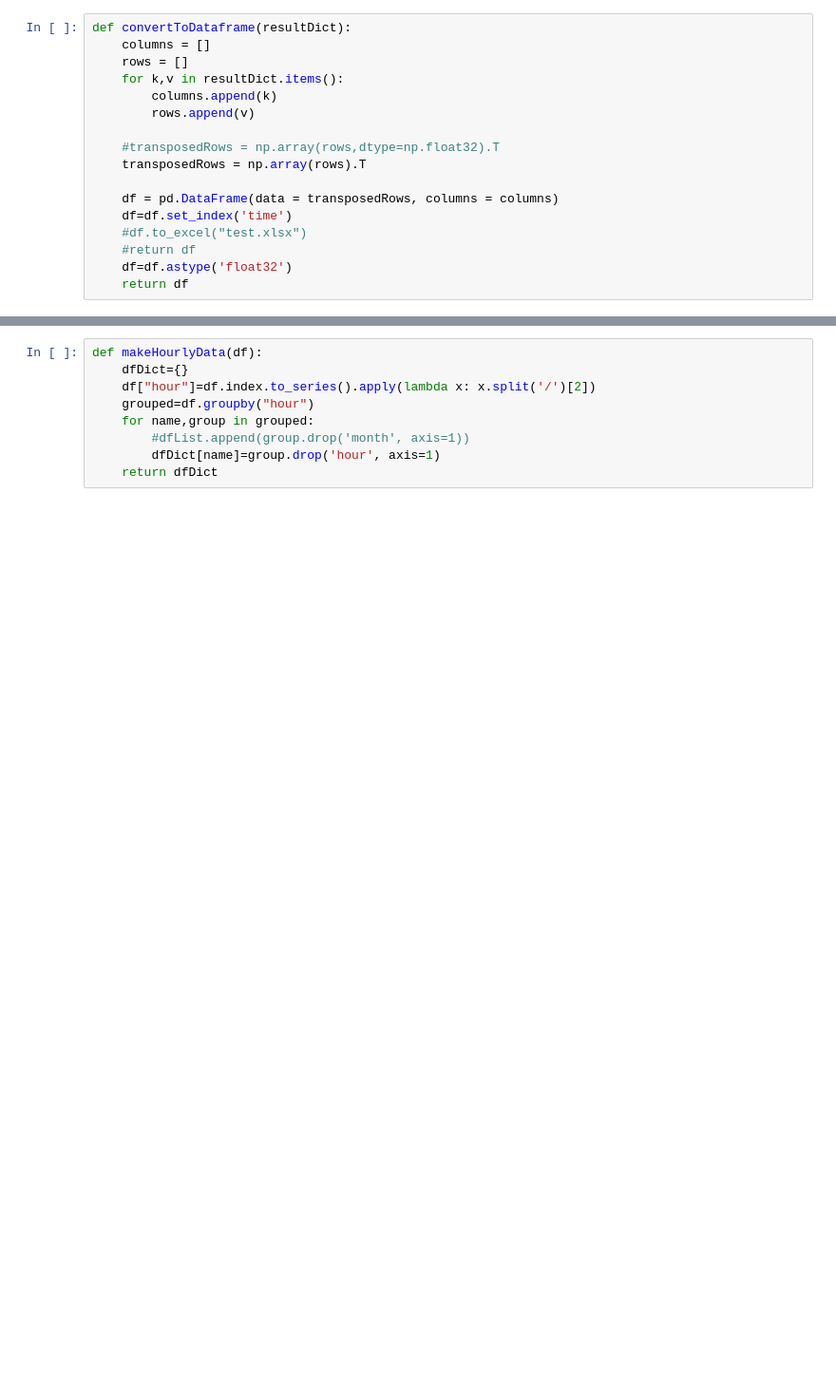
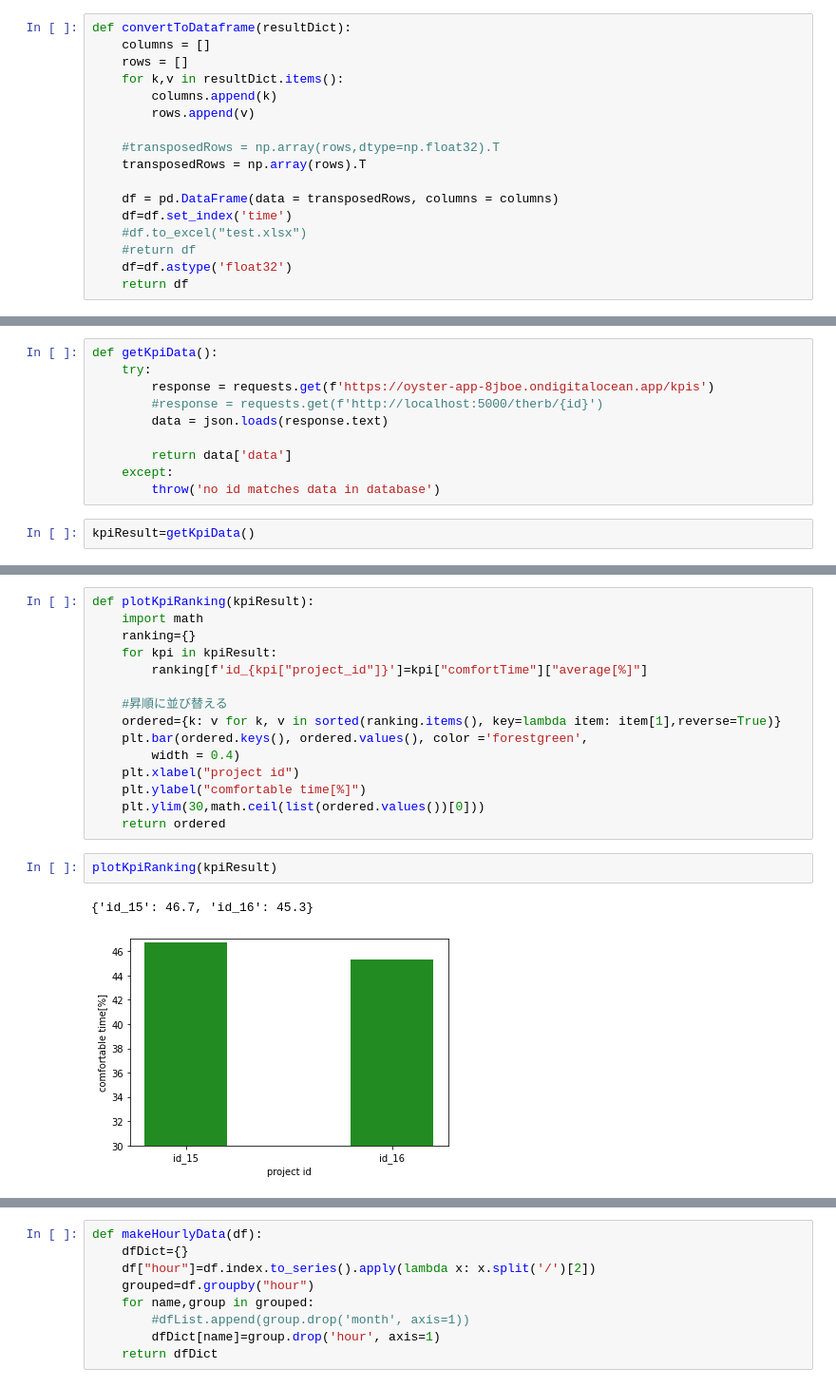
Before and after one commit to katsuya0719/therb-notebook, a Jupyter notebook: 時系列データ分析.ipynb, the cells around one changed output, grey strips where cells are left out. Shown at 95% size. Drawn from its saved outputs; the diff is of its cells as text; blank space fills up the shorter version.

```diff
--- a/時系列データ分析.ipynb
+++ b/時系列データ分析.ipynb
@@ -99,0 +152,12 @@ plotDf(df,"01/06/01:00","01/20/01:0")
+# %%
+def getKpiData():
+    try:
+        response = requests.get(f'https://oyster-app-8jboe.ondigitalocean.app/kpis')
+        #response = requests.get(f'http://localhost:5000/therb/{id}')
+        data = json.loads(response.text)
+
+        return data['data']
+    except:
+        throw('no id matches data in database')
+# %%
+kpiResult=getKpiData()
@@ -99,0 +185,20 @@ plotDf(df,"01/06/01:00","01/20/01:0")
+# %%
+def plotKpiRanking(kpiResult):
+    import math
+    ranking={}
+    for kpi in kpiResult:
+        ranking[f'id_{kpi["project_id"]}']=kpi["comfortTime"]["average[%]"]
+
+    #昇順に並び替える
+    ordered={k: v for k, v in sorted(ranking.items(), key=lambda item: item[1],reverse=True)}
+    plt.bar(ordered.keys(), ordered.values(), color ='forestgreen',
+        width = 0.4)
+    plt.xlabel("project id")
+    plt.ylabel("comfortable time[%]")
+    plt.ylim(30,math.ceil(list(ordered.values())[0]))
+    return ordered
+# %%
+plotKpiRanking(kpiResult)
+# %% [output]
+{'id_15': 46.7, 'id_16': 45.3}
+[figure, added]
```
Also changed, not shown: parts of 70 cells of this notebook.
